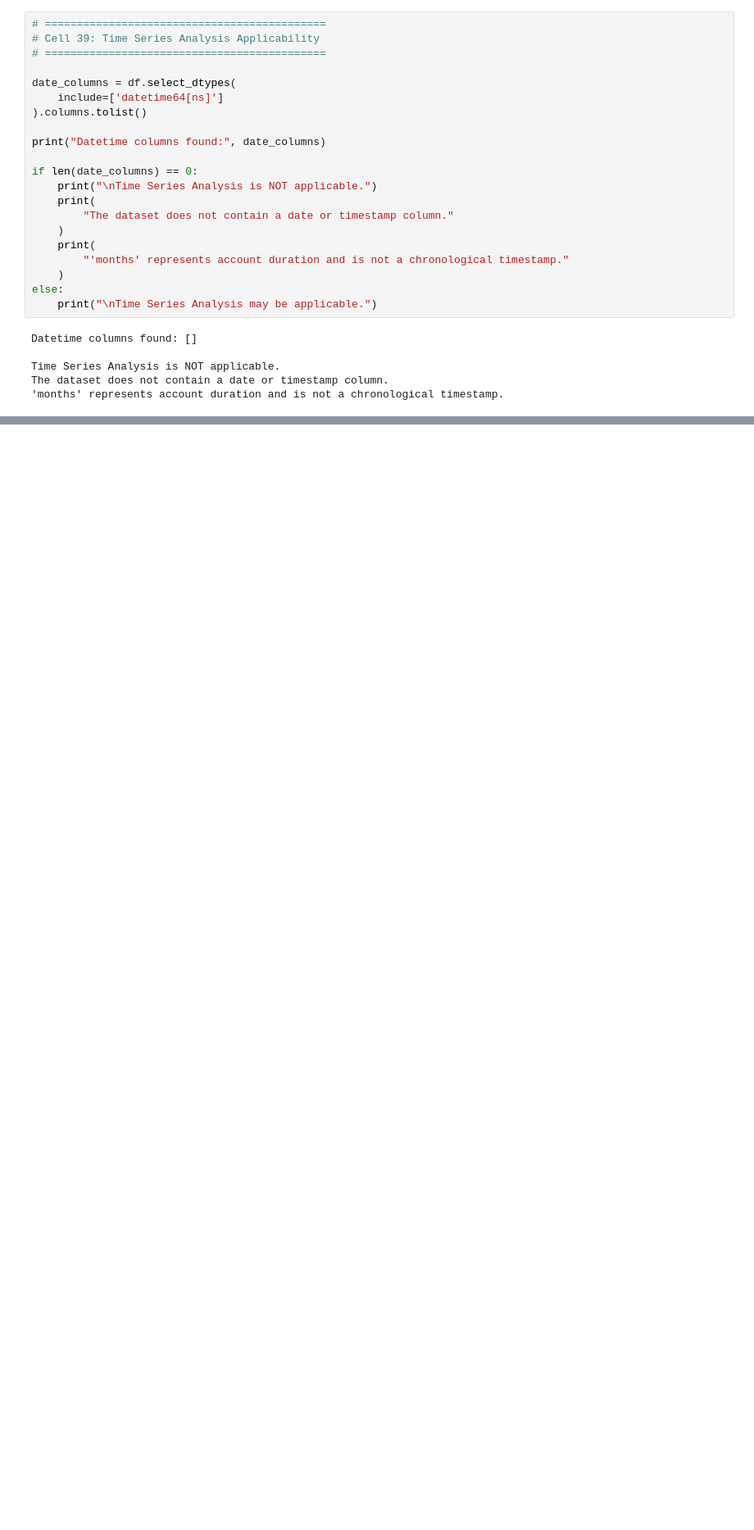
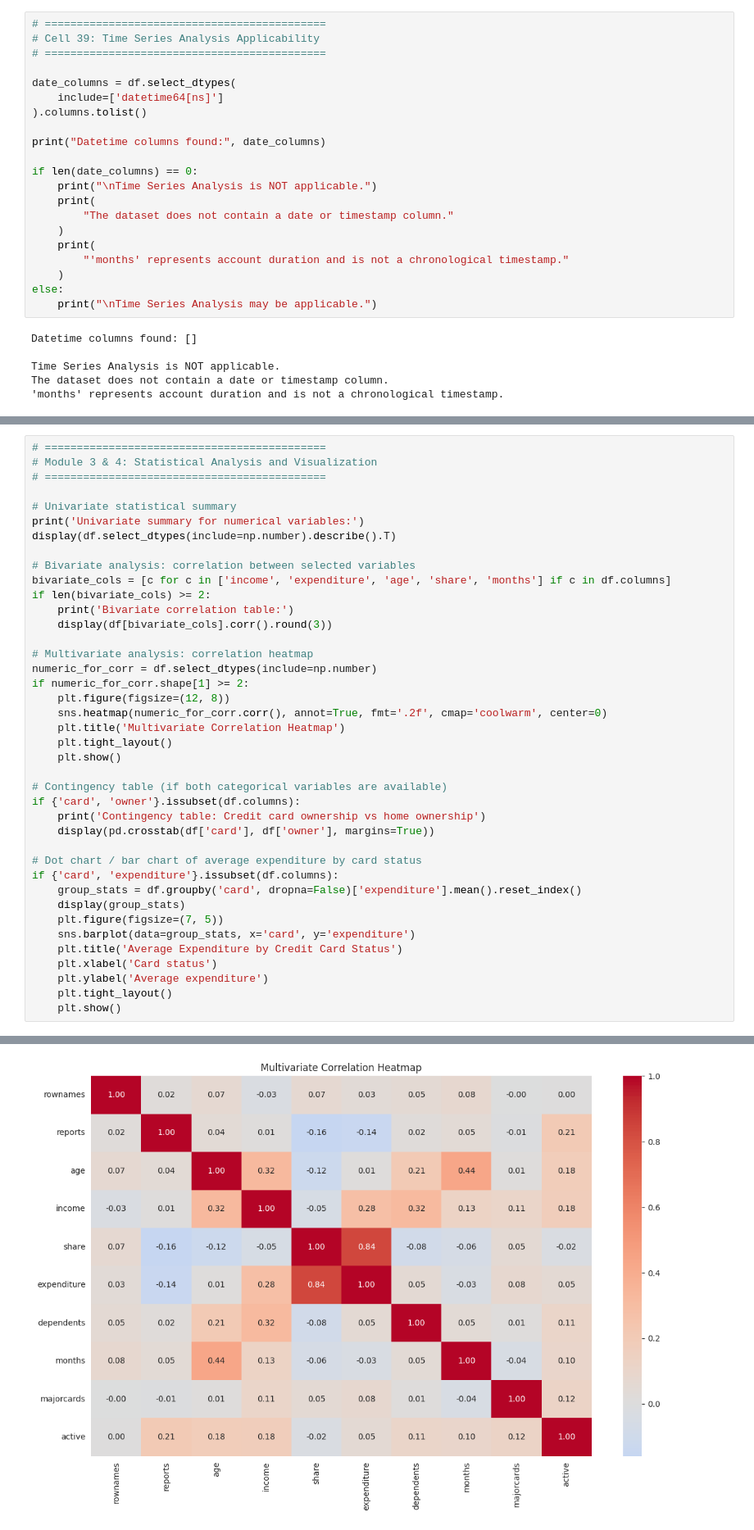
Before and after one commit to Venkata-Prabhath/EDA_-23BDS0168-_Venkata_Prabhath, a Jupyter notebook: Venkata_Prabhath_23BDS0168_(EDA).ipynb, the cells around one changed output, grey strips where cells are left out. Shown at 82% size. Cells and saved outputs as stored; diff of their text form; blank space fills up the shorter version.

```diff
--- a/Venkata_Prabhath_23BDS0168_(EDA).ipynb
+++ b/Venkata_Prabhath_23BDS0168_(EDA).ipynb
@@ -1047,0 +1084,41 @@ The dataset does not contain a date or timestamp column.
+# %%
+# ============================================
+# Module 3 & 4: Statistical Analysis and Visualization
+# ============================================
+
+# Univariate statistical summary
+print('Univariate summary for numerical variables:')
+display(df.select_dtypes(include=np.number).describe().T)
+
+# Bivariate analysis: correlation between selected variables
+bivariate_cols = [c for c in ['income', 'expenditure', 'age', 'share', 'months'] if c in df.columns]
+if len(bivariate_cols) >= 2:
+    print('Bivariate correlation table:')
+    display(df[bivariate_cols].corr().round(3))
+
+# Multivariate analysis: correlation heatmap
+numeric_for_corr = df.select_dtypes(include=np.number)
+if numeric_for_corr.shape[1] >= 2:
+    plt.figure(figsize=(12, 8))
+    sns.heatmap(numeric_for_corr.corr(), annot=True, fmt='.2f', cmap='coolwarm', center=0)
+    plt.title('Multivariate Correlation Heatmap')
+    plt.tight_layout()
+    plt.show()
+
+# Contingency table (if both categorical variables are available)
+if {'card', 'owner'}.issubset(df.columns):
+    print('Contingency table: Credit card ownership vs home ownership')
+    display(pd.crosstab(df['card'], df['owner'], margins=True))
+
+# Dot chart / bar chart of average expenditure by card status
+if {'card', 'expenditure'}.issubset(df.columns):
+    group_stats = df.groupby('card', dropna=False)['expenditure'].mean().reset_index()
+    display(group_stats)
+    plt.figure(figsize=(7, 5))
+    sns.barplot(data=group_stats, x='card', y='expenditure')
+    plt.title('Average Expenditure by Credit Card Status')
+    plt.xlabel('Card status')
+    plt.ylabel('Average expenditure')
+    plt.tight_layout()
+    plt.show()
+# %% [output]
@@ -1047,0 +1144 @@ The dataset does not contain a date or timestamp column.
+[figure, added]
```
Also changed, not shown: parts of 8 cells of this notebook.
